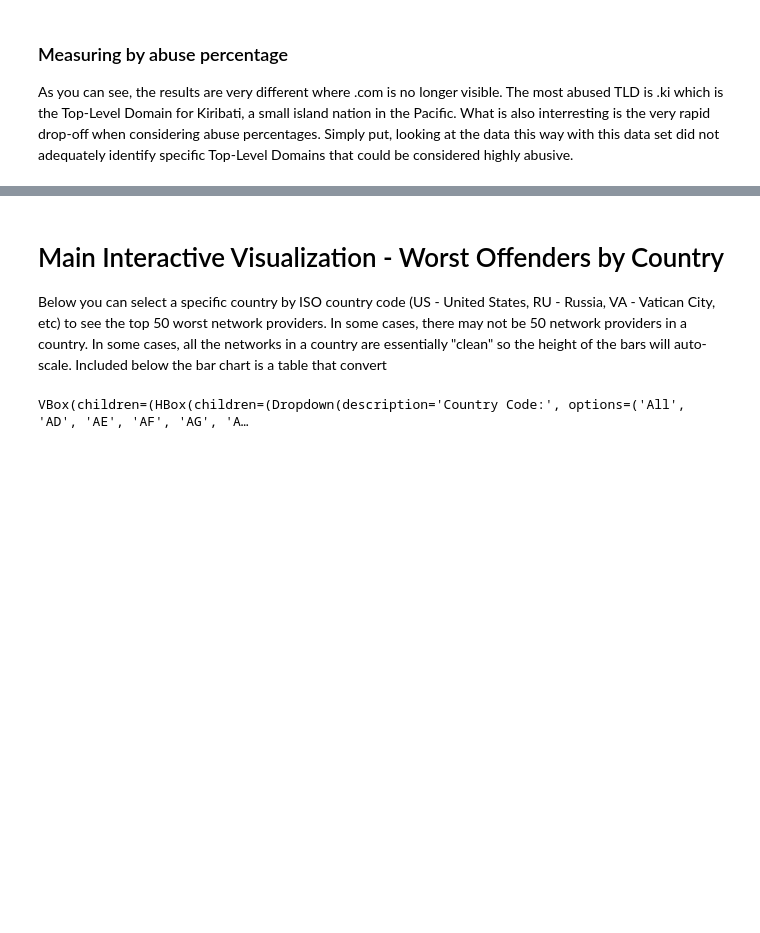
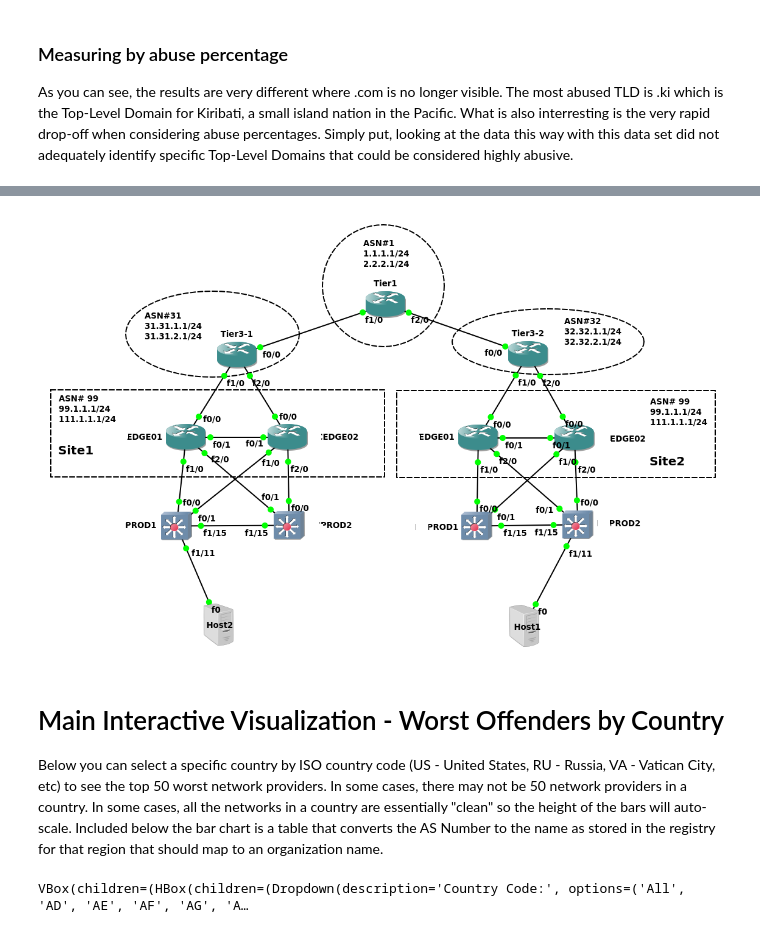
Before and after one commit to bambenek/is590, a Jupyter notebook: project3.ipynb, the cells around one changed output, grey strips where cells are left out. Drawn from its saved outputs; the diff is of its cells as text; code cells hidden in the pictures; blank space fills up the shorter version.

```diff
--- a/project3.ipynb
+++ b/project3.ipynb
@@ -154,7 +178,12 @@ origin.observe(response, names="value")
+# %%
+# Image from: https://i.stack.imgur.com/JlfOg.png
+Image('ASN.png')
+# %% [output]
+[figure, added]
 # %% [markdown]
 # Main Interactive Visualization - Worst Offenders by Country
 
-Below you can select a specific country by ISO country code (US - United States, RU - Russia, VA - Vatican City, etc) to see the top 50 worst network providers. In some cases, there may not be 50 network providers in a country. In some cases, all the networks in a country are essentially "clean" so the height of the bars will auto-scale. Included below the bar chart is a table that convert
+Below you can select a specific country by ISO country code (US - United States, RU - Russia, VA - Vatican City, etc) to see the top 50 worst network providers. In some cases, there may not be 50 network providers in a country. In some cases, all the networks in a country are essentially "clean" so the height of the bars will auto-scale. Included below the bar chart is a table that converts the AS Number to the name as stored in the registry for that region that should map to an organization name.
 # %%
 container2 = widgets.HBox([origin])
 widgets.VBox([container2,
```
Also changed, not shown: parts of 4 cells of this notebook, 1 other file.
